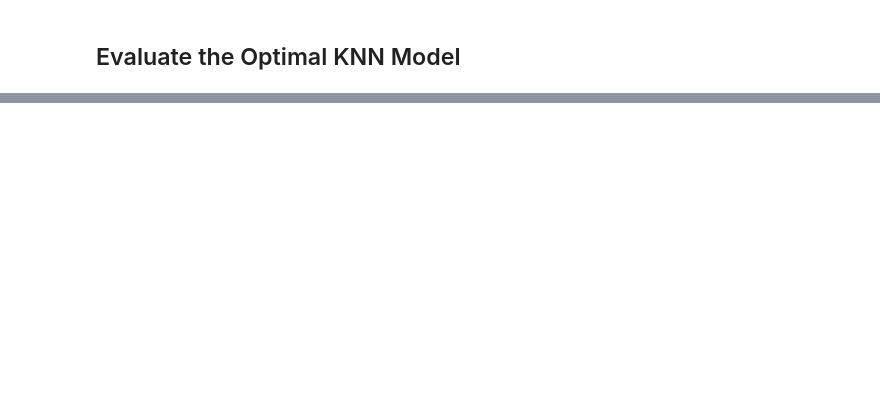
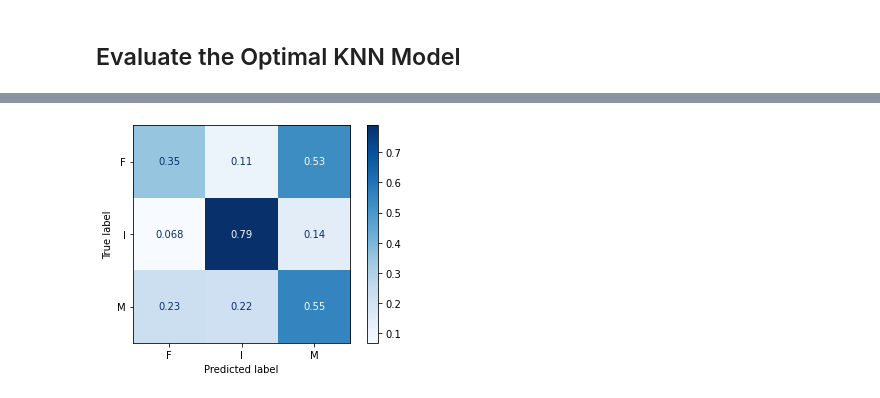
Before and after one commit to Neoneto/Coding_Dojo_Week7, a Jupyter notebook: KNN_Challenge_(Practice).ipynb, the cells around one changed output, grey strips where cells are left out. Cells and saved outputs as stored; diff of their text form; code cells hidden in the pictures; blank space fills up the shorter version.

```diff
--- a/KNN_Challenge_(Practice).ipynb
+++ b/KNN_Challenge_(Practice).ipynb
@@ -178,0 +179,5 @@ plot_confusion_matrix(opt_knn_pipe, X_test, y_test, cmap = 'Blues');
+# %%
+# Normalised confusion matrix
+plot_confusion_matrix(opt_knn_pipe, X_test, y_test, cmap = 'Blues', normalize = 'true');
+# %% [output]
+[figure, added]
```
Also changed, not shown: parts of 5 cells of this notebook.
